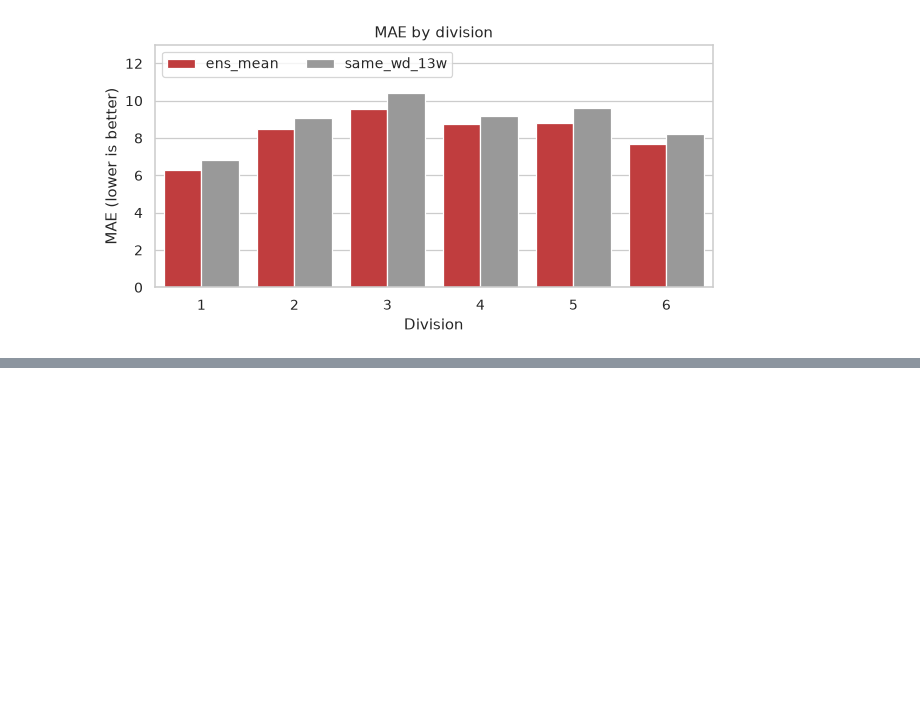
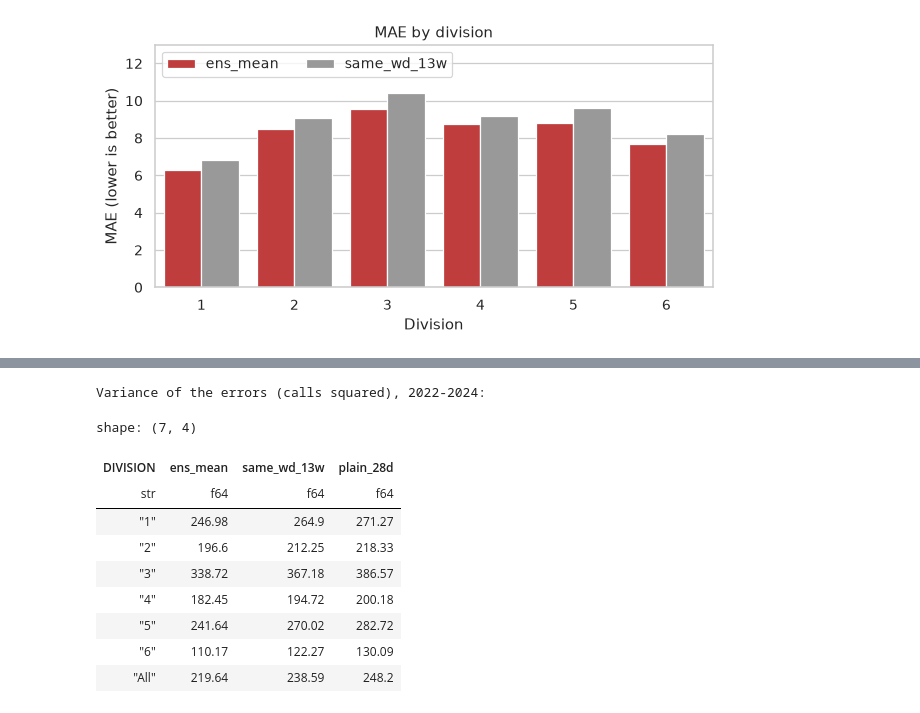
Before and after one commit to abouganemi/ycit440-sim-forecast, a Jupyter notebook: notebooks/03_models_and_ensemble.ipynb, the cells around one changed output, grey strips where cells are left out. Saved outputs shown, nothing was run; the diff lists cells and outputs as text; code cells hidden in the pictures; blank space fills up the shorter version.

```diff
--- a/notebooks/03_models_and_ensemble.ipynb
+++ b/notebooks/03_models_and_ensemble.ipynb
@@ -402,0 +444,15 @@ if RERUN:
+# %%
+print("Variance of the errors (calls squared), 2022-2024:")
+spread_table("error_var")
+# %% [output]
+Variance of the errors (calls squared), 2022-2024:
+shape: (7, 4)
+| DIVISION | ens_mean | same_wd_13w | plain_28d |
+| str | f64 | f64 | f64 |
+| "1" | 246.98 | 264.9 | 271.27 |
+| "2" | 196.6 | 212.25 | 218.33 |
+| "3" | 338.72 | 367.18 | 386.57 |
+| "4" | 182.45 | 194.72 | 200.18 |
+| "5" | 241.64 | 270.02 | 282.72 |
+| "6" | 110.17 | 122.27 | 130.09 |
+| "All" | 219.64 | 238.59 | 248.2 |
```
Also changed, not shown: parts of 11 cells of this notebook, 1 other file.
